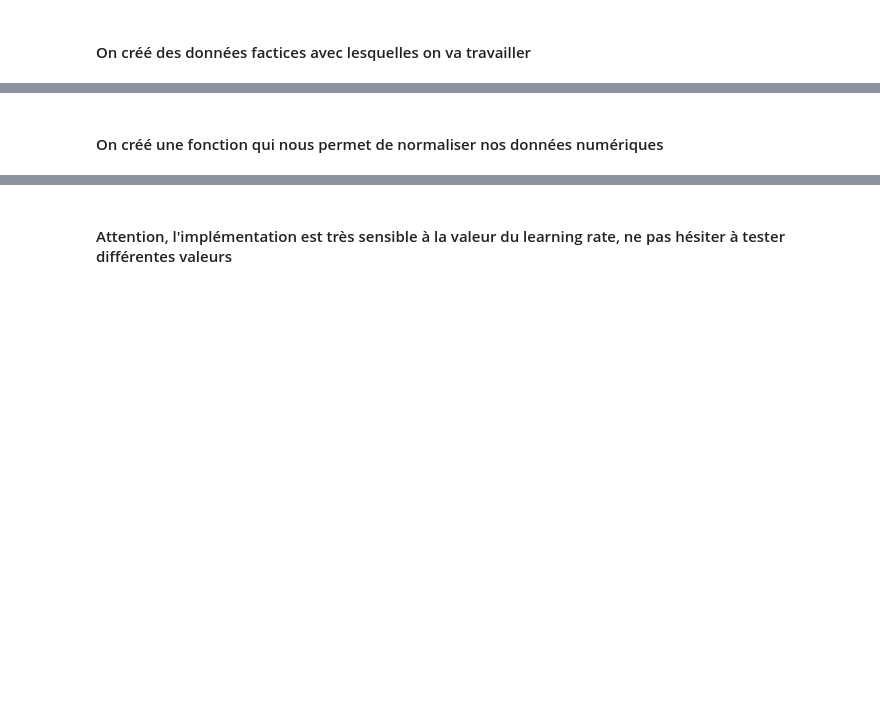
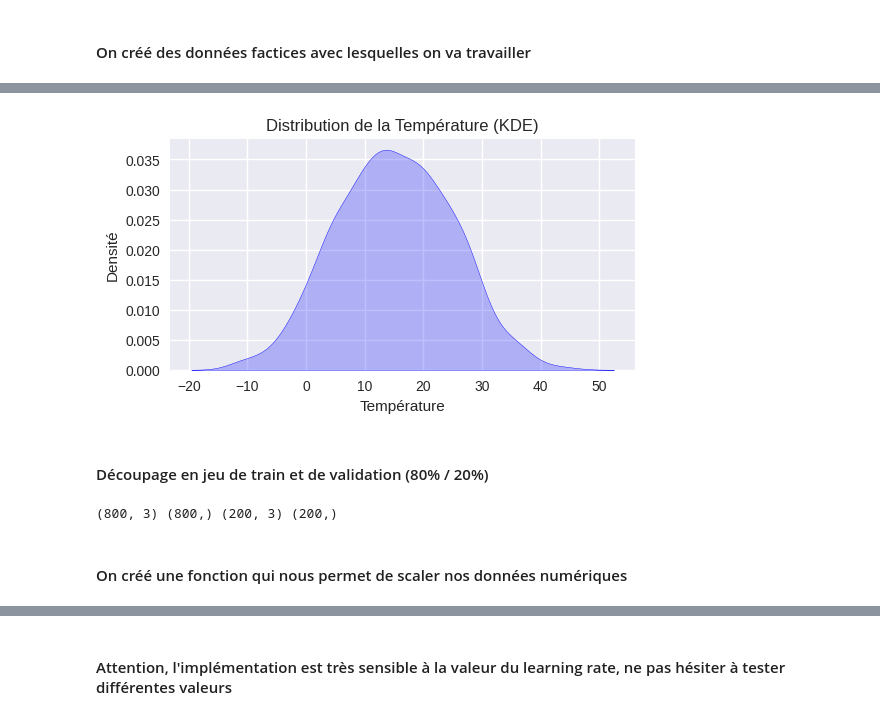
Before and after one commit to jslhost/linear_regression_with-numpy, a Jupyter notebook: linear_regression_by_hand.ipynb, the cells around one changed output, grey strips where cells are left out. Drawn from its saved outputs; the diff is of its cells as text; code cells hidden in the pictures; blank space fills up the shorter version.

```diff
--- a/linear_regression_by_hand.ipynb
+++ b/linear_regression_by_hand.ipynb
@@ -41,9 +57,24 @@ data
+# %%
+plt.figure(figsize=(6, 3))
+sns.kdeplot(data=data, x='Temperature', fill=True, color='blue')
+plt.title("Distribution de la Température (KDE)")
+plt.xlabel("Température")
+plt.ylabel("Densité")
+plt.show()
+# %% [output]
+[figure, added]
+# %% [markdown]
+#### Découpage en jeu de train et de validation (80% / 20%)
 # %%
 X = data.loc[:799, ['Humidite', 'Pression', 'Precipitations']].values
 y = data.loc[:799, 'Temperature'].values
 # %%
 X_val = data.loc[800:, ['Humidite', 'Pression', 'Precipitations']].values
 y_val = data.loc[800:, 'Temperature'].values
+# %%
+print(X.shape, y.shape, X_val.shape, y_val.shape)
+# %% [output]
+(800, 3) (800,) (200, 3) (200,)
 # %% [markdown]
-#### On créé une fonction qui nous permet de normaliser nos données numériques
+#### On créé une fonction qui nous permet de scaler nos données numériques
 # %%
```
Also changed, not shown: parts of 29 cells of this notebook.
